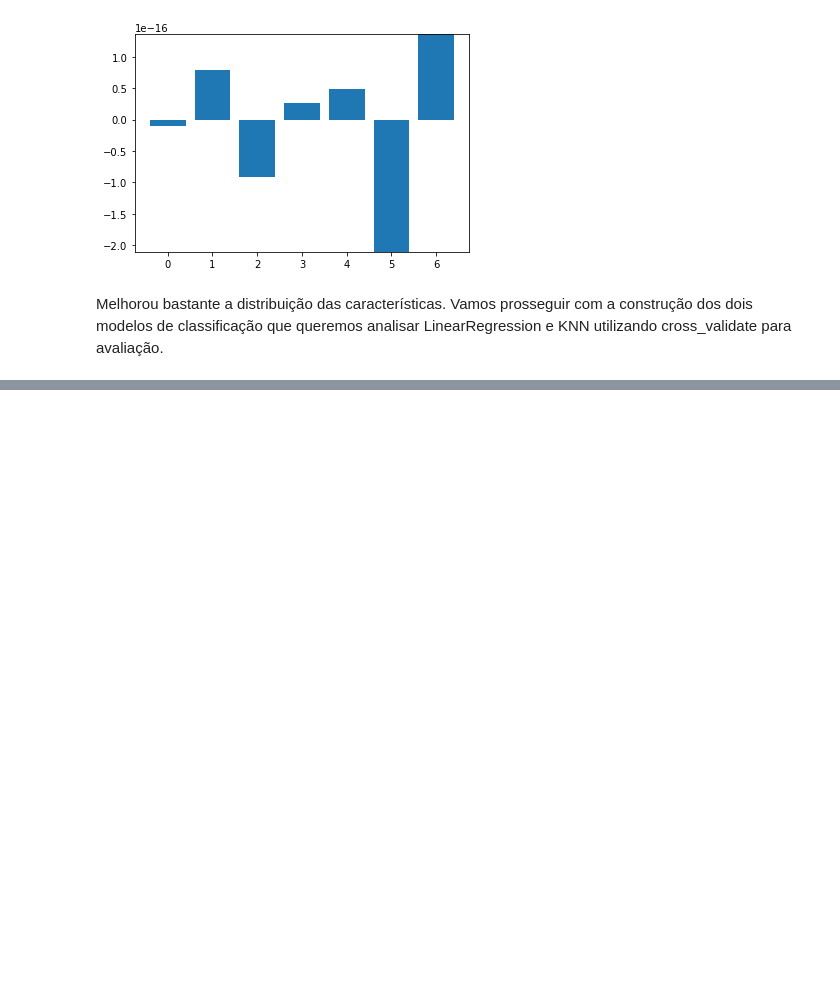
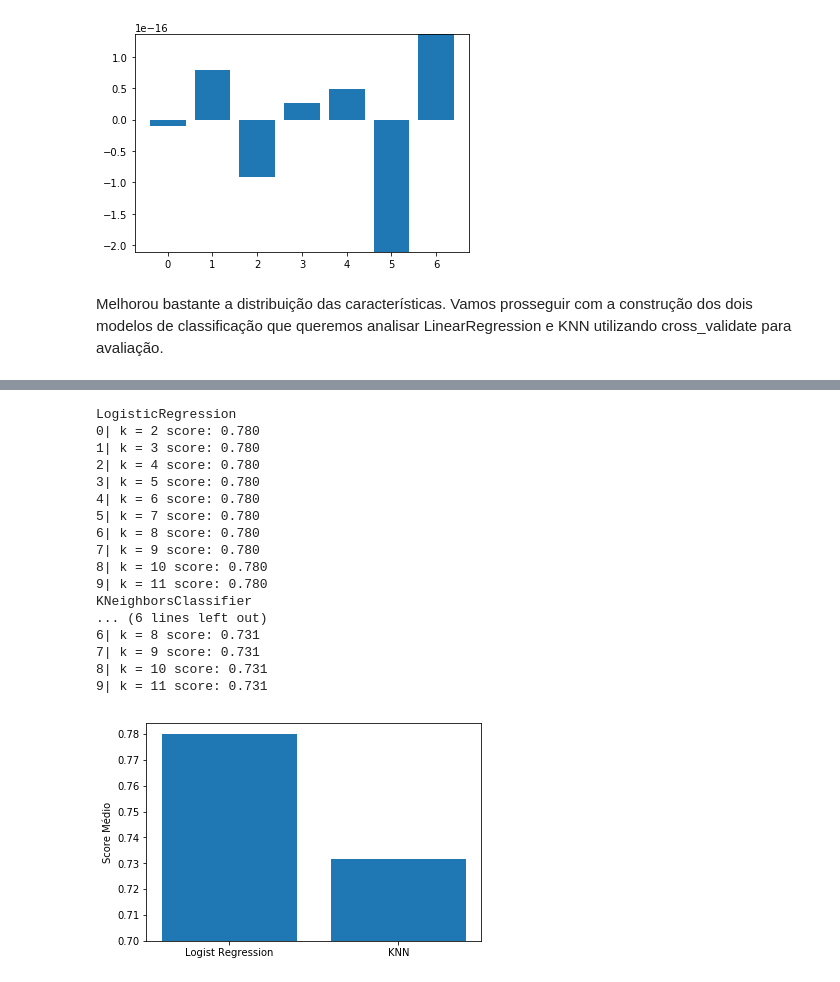
Before and after one commit to pablosnascimento/disciplina_rp, a Jupyter notebook: generalizacao.ipynb, the cells around one changed output, grey strips where cells are left out. Saved outputs shown, nothing was run; the diff lists cells and outputs as text; code cells hidden in the pictures; blank space fills up the shorter version.

```diff
--- a/generalizacao.ipynb
+++ b/generalizacao.ipynb
@@ -99,8 +120,0 @@ Score LinearRegression: 0.7719596342179788
-# %%
-from sklearn.neighbors import KNeighborsClassifier
-
-modeloKNN = KNeighborsClassifier()
-modeloKNN.fit(X_train, y_train)
-ypred = modeloKNN.predict(X_test)
-accKNN = accuracy_score(y_test, ypred)
-accKNN
@@ -108,0 +178,47 @@ accKNN
+# %%
+results = []
+for classifier in classifiers:
+    steps = [
+        ('padronizacao', scaler),
+        ('classificador', classifier)
+    ]
+
+    pipeline = Pipeline(steps)
+    clf = str(classifier).split('(')[0]
+
+    print(f"{clf}")
+    for i in range(10):
+        #scores = cross_validate(pipeline, X, y, cv=i+2)    #forcei variar o parâmetro k para verificar os diferentes valores obtidos
+        #test_scores = np.mean(scores['test_score'])
+        pipeline.fit(X_train, y_train)
+        test_score = pipeline.score(X_test, y_test)
+        results.append(test_score)
+        print(f"{i}| k = {i+2} score: %.3f" % test_score)
+
+div = int(len(results)/2)
+colunas = ['Logist Regression', 'KNN']
+mean_logistic = np.mean(results[:div])
+mean_knn = np.mean(results[div:])
+
+plt.bar(colunas, np.array( [mean_logistic, mean_knn]) - 0.70, bottom=0.70)
+plt.ylabel("Score Médio")
+plt.show()
+# %% [output]
+LogisticRegression
+0| k = 2 score: 0.780
+1| k = 3 score: 0.780
+2| k = 4 score: 0.780
+3| k = 5 score: 0.780
+4| k = 6 score: 0.780
+5| k = 7 score: 0.780
+6| k = 8 score: 0.780
+7| k = 9 score: 0.780
+8| k = 10 score: 0.780
+9| k = 11 score: 0.780
+KNeighborsClassifier
+... (6 lines left out)
+6| k = 8 score: 0.731
+7| k = 9 score: 0.731
+8| k = 10 score: 0.731
+9| k = 11 score: 0.731
+[figure, added]
```
Also changed, not shown: parts of 10 cells of this notebook.
